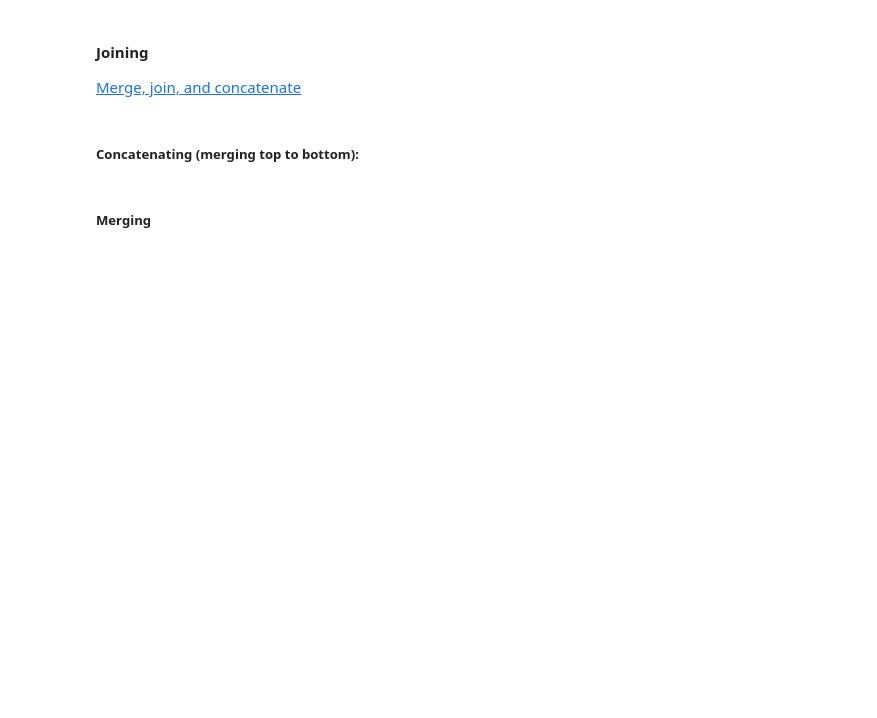
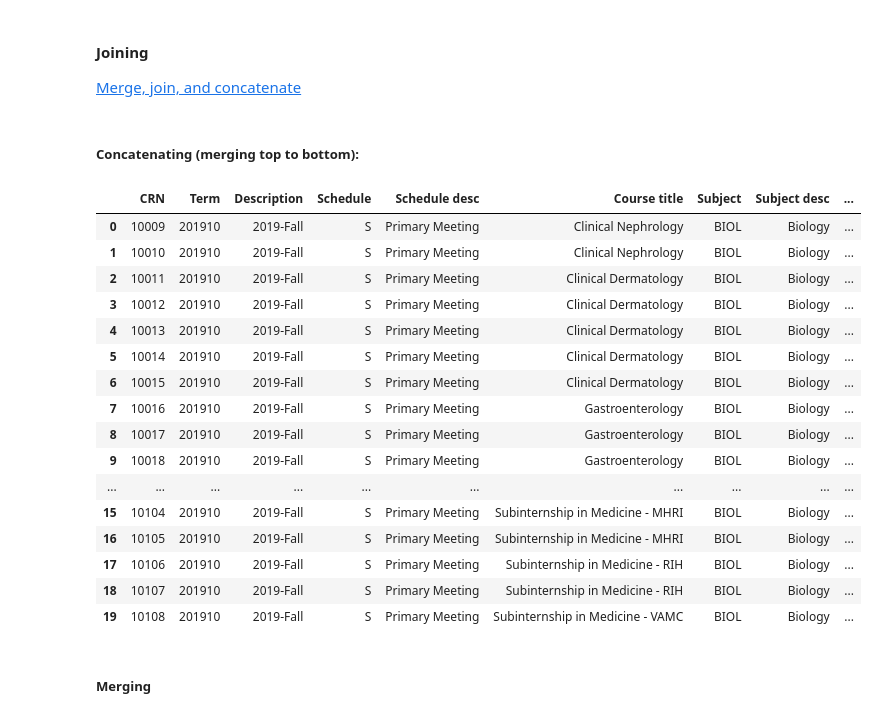
Before and after one commit to SarahFD3/uri_csc593, a Jupyter notebook: classes/Week 6.ipynb, the cells around one changed output. Cells and saved outputs as stored; diff of their text form; code cells hidden in the pictures; blank space fills up the shorter version.

```diff
--- a/classes/Week 6.ipynb
+++ b/classes/Week 6.ipynb
@@ -67,6 +90,8 @@ icd.head()
 # %%
+banner = pd.read_excel('../data/courselist.xlsx', sheet_name=0, nrows=1)
+
 colnames = list(banner.columns)
 print(colnames)
-banner2 = pd.read_excel('../dataset/courselist.xlsx', sheet_name=0,
+banner2 = pd.read_excel('../data/courselist.xlsx', sheet_name=0,
                     names=colnames, skiprows=range(10), nrows=10)
 banner2
@@ -81,12 +119,30 @@ Read your dataset from the `dataset` folder into a new DataFrame.
 # %% [markdown]
 ##### Concatenating (merging top to bottom):
 # %%
-banner3 = pd.read_excel('../dataset/courselist.xlsx', sheet_name=0,
+banner3 = pd.read_excel('../data/courselist.xlsx', sheet_name=0,
                     names=colnames, skiprows=range(100), nrows=10)
 
 #ignore index means we re-number the rows.
 classes = pd.concat([banner2, banner3], ignore_index=True)
 classes
+# %% [output]
+|  | CRN | Term | Description | Schedule | Schedule desc | Course title | Subject | Subject desc | ... |
+| 0 | 10009 | 201910 | 2019-Fall | S | Primary Meeting | Clinical Nephrology | BIOL | Biology | ... |
+| 1 | 10010 | 201910 | 2019-Fall | S | Primary Meeting | Clinical Nephrology | BIOL | Biology | ... |
+| 2 | 10011 | 201910 | 2019-Fall | S | Primary Meeting | Clinical Dermatology | BIOL | Biology | ... |
+| 3 | 10012 | 201910 | 2019-Fall | S | Primary Meeting | Clinical Dermatology | BIOL | Biology | ... |
+| 4 | 10013 | 201910 | 2019-Fall | S | Primary Meeting | Clinical Dermatology | BIOL | Biology | ... |
+| 5 | 10014 | 201910 | 2019-Fall | S | Primary Meeting | Clinical Dermatology | BIOL | Biology | ... |
+| 6 | 10015 | 201910 | 2019-Fall | S | Primary Meeting | Clinical Dermatology | BIOL | Biology | ... |
+| 7 | 10016 | 201910 | 2019-Fall | S | Primary Meeting | Gastroenterology | BIOL | Biology | ... |
+| 8 | 10017 | 201910 | 2019-Fall | S | Primary Meeting | Gastroenterology | BIOL | Biology | ... |
+| 9 | 10018 | 201910 | 2019-Fall | S | Primary Meeting | Gastroenterology | BIOL | Biology | ... |
+| ... | ... | ... | ... | ... | ... | ... | ... | ... | ... |
+| 15 | 10104 | 201910 | 2019-Fall | S | Primary Meeting | Subinternship in Medicine - MHRI | BIOL | Biology | ... |
+| 16 | 10105 | 201910 | 2019-Fall | S | Primary Meeting | Subinternship in Medicine - MHRI | BIOL | Biology | ... |
+| 17 | 10106 | 201910 | 2019-Fall | S | Primary Meeting | Subinternship in Medicine - RIH | BIOL | Biology | ... |
+| 18 | 10107 | 201910 | 2019-Fall | S | Primary Meeting | Subinternship in Medicine - RIH | BIOL | Biology | ... |
+| 19 | 10108 | 201910 | 2019-Fall | S | Primary Meeting | Subinternship in Medicine - VAMC | BIOL | Biology | ... |
 # %% [markdown]
 ##### Merging
 # %%
```
Also changed, not shown: parts of 40 cells of this notebook, 2 other files.
